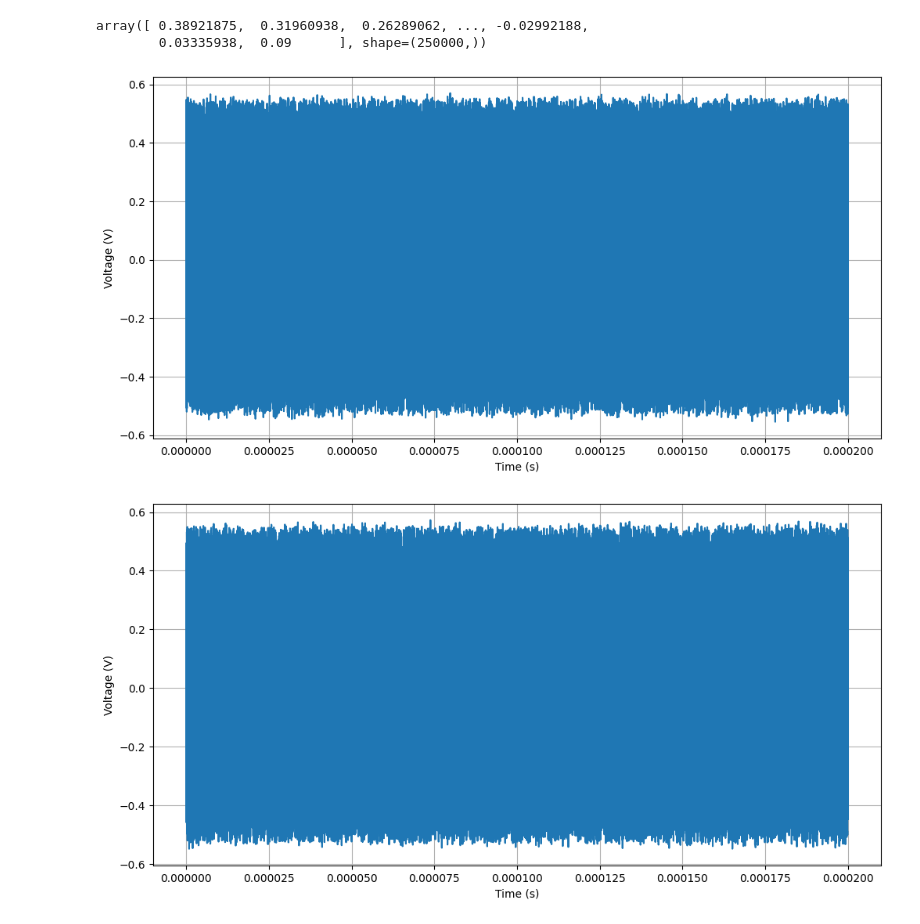
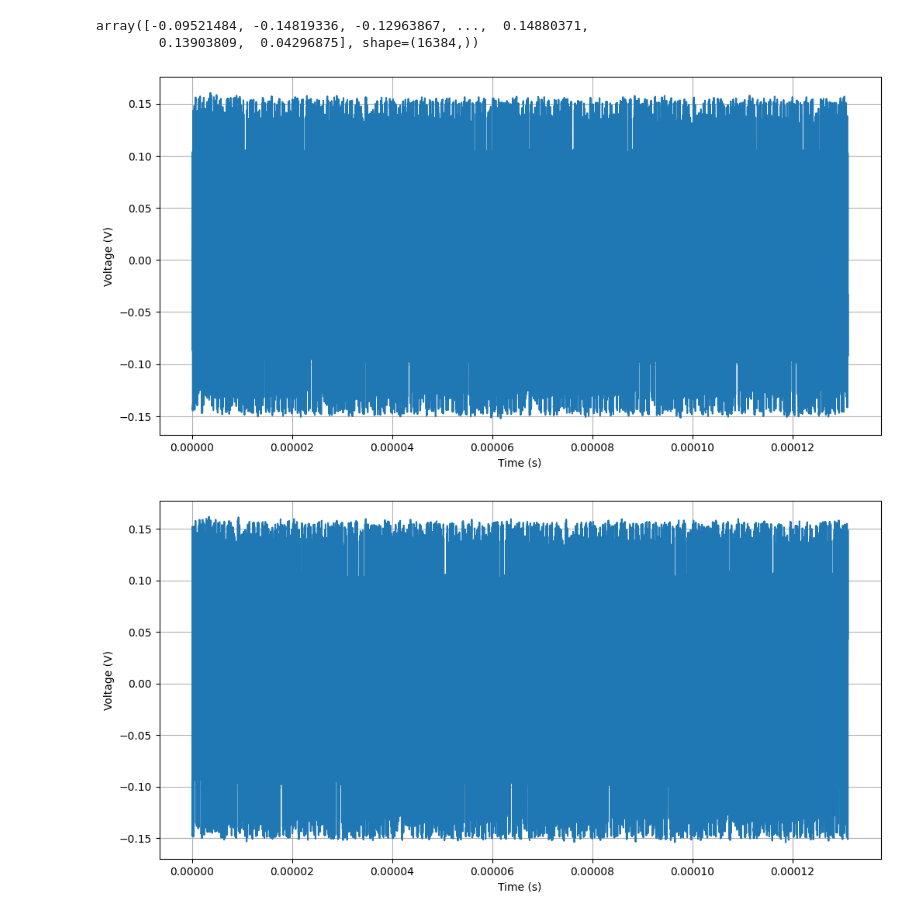
Before and after one commit to amitduwal/edge-ml-cable-anomaly, a Jupyter notebook: notebooks/visualize.ipynb, the cells around one changed output. Cells and saved outputs as stored; diff of their text form; code cells hidden in the pictures.

Commit message:
data preprocessing

```diff
--- a/notebooks/visualize.ipynb
+++ b/notebooks/visualize.ipynb
@@ -4,13 +4,15 @@ import matplotlib.pyplot as plt
 # %%
 import h5py
 # %%
-# mat_file = r'E:\Thesis\thesis_code\data\rp\10Mbps\rp_ethernet_packets_1_2500.mat'
-# air_exposed_mat_file = r'E:\Thesis\thesis_code\data\rp\10Mbps\air\ethernet_packets_1250_20cm.mat'
-# water_exposed_mat_file = r'E:\Thesis\thesis_code\data\rp\10Mbps\water\ethernet_packets_1250_20cm.mat'
+# mat_file = r'E:\Thesis\thesis_code\data\oscilloscope\10Mbps\ethernet_packets_1_2500.mat'
+# air_exposed_mat_file = r'E:\Thesis\thesis_code\data\oscilloscope\10Mbps\air\ethernet_packets_1250_5cm.mat'
+# water_exposed_mat_file = r'E:\Thesis\thesis_code\data\oscilloscope\10Mbps\water\ethernet_packets_1250_5cm.mat'
+# tapped_mat_file = r'E:\Thesis\thesis_code\data\oscilloscope\10Mbps\tapped\ethernet_packets_2500_0.5m.mat'
 
-mat_file = r'E:\Thesis\thesis_code\data\oscilloscope\100Mbps\air\ethernet_packets_1000_20cm.mat'
-air_exposed_mat_file = r'E:\Thesis\thesis_code\data\oscilloscope\100Mbps\air\ethernet_packets_1000_20cm.mat'
-water_exposed_mat_file = r'E:\Thesis\thesis_code\data\oscilloscope\100Mbps\water\ethernet_packets_1000_20cm.mat'
+mat_file = r'E:\Thesis\thesis_code\data\rp\100Mbps\ethernet_packets_1_2500.mat'
+air_exposed_mat_file = r'E:\Thesis\thesis_code\data\rp\100Mbps\air\ethernet_packets_1000_5cm.mat'
+water_exposed_mat_file = r'E:\Thesis\thesis_code\data\rp\100Mbps\water\ethernet_packets_1000_5cm.mat'
+tapped_mat_file = r'E:\Thesis\thesis_code\data\rp\100Mbps\tapped\ethernet_packets_2500_2m.mat'
 # %%
 with h5py.File(mat_file, 'r') as f:
     reference_packet = np.array(f['packets'])  # shape: (recordLength,)
@@ -38,25 +40,35 @@ with h5py.File(water_exposed_mat_file, 'r') as f:
     trigger_level = metadata['trigger_level'][0][0]
     record_length = metadata['record_length'][0][0]
     num_frames = metadata['num_frames'][0][0]
+# %%
+with h5py.File(tapped_mat_file, 'r') as f:
+    reference_packet_tapped = np.array(f['packets'])  # shape: (recordLength,)
+    # Access metadata
+    metadata = f['metadata']
+    sample_rate = metadata['sample_rate'][0][0]
+    trigger_level = metadata['trigger_level'][0][0]
+    record_length = metadata['record_length'][0][0]
+    num_frames = metadata['num_frames'][0][0]
 # %%
 reference_packet = reference_packet[5,:]
-reference_packet_air = reference_packet_air[4,:]
-reference_packet_water = reference_packet_water[4,:]
+reference_packet_air = reference_packet_air[6,:]
+reference_packet_water = reference_packet_water[5,:]
+reference_packet_tapped = reference_packet_tapped[5,:]
 # %%
 reference_packet_air
 # %% [output]
-array([ 0.38921875,  0.31960938,  0.26289062, ..., -0.02992188,
-        0.03335938,  0.09      ], shape=(250000,))
+array([-0.09521484, -0.14819336, -0.12963867, ...,  0.14880371,
+        0.13903809,  0.04296875], shape=(16384,))
 # %%
 time_axis = np.arange(record_length) / sample_rate
-for packet in reference_packet,reference_packet_air, reference_packet_water:
+for packet in reference_packet,reference_packet_air, reference_packet_water, reference_packet_tapped:
     plt.figure(figsize=(12,6))
     plt.plot(time_axis, packet, label='Packet')  # Plot each packet
     # plt.title(f'Reference Ethernet Packet')
     plt.xlabel('Time (s)')
     plt.ylabel('Voltage (V)')
     plt.grid(True)
     plt.show()
 # %% [output]
-[figure, old version]
+[figure, new version]
-[figure, old version]
+[figure, new version]
```
Also changed, not shown: parts of 4 cells of this notebook, 11 other files.
